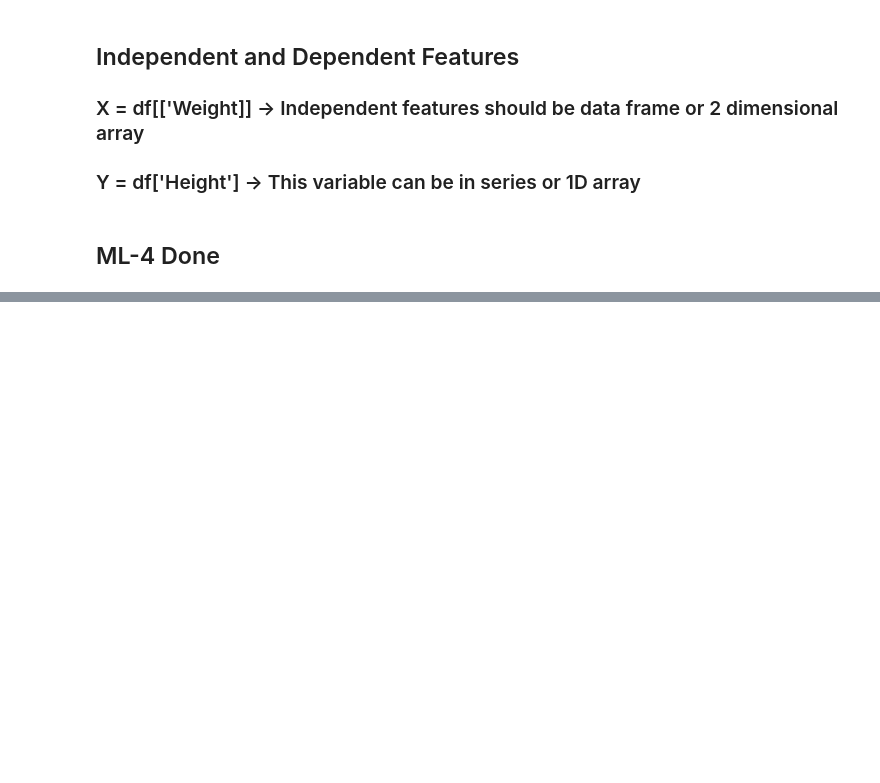
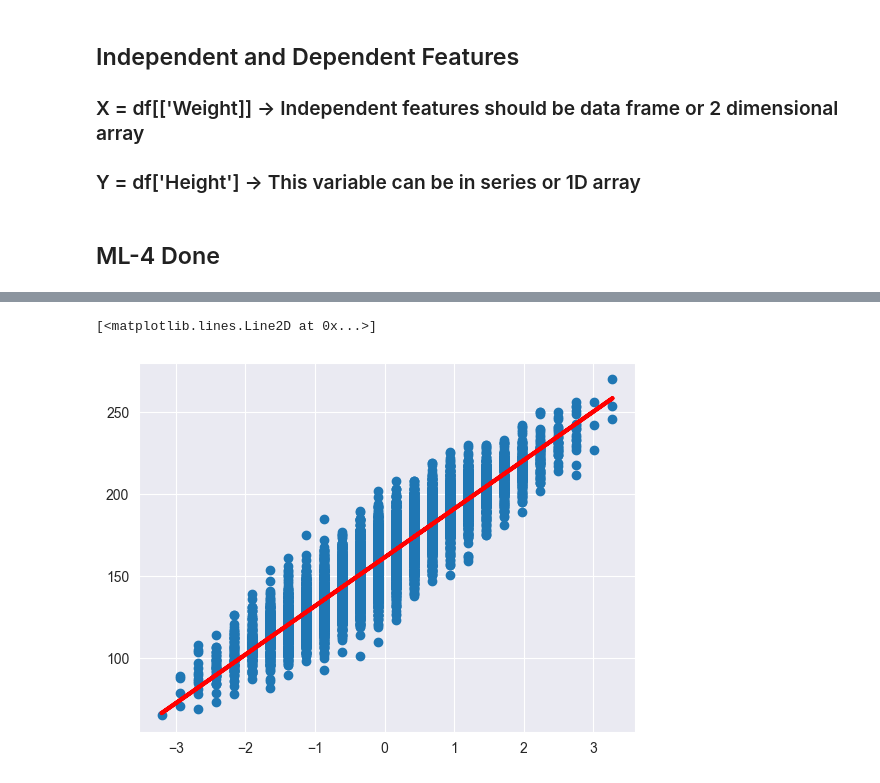
Before and after one commit to Salmanshahk/Machine_Learning, a Jupyter notebook: Machine Learning AK.ipynb, the cells around one changed output, grey strips where cells are left out. Cells and saved outputs as stored; diff of their text form; code cells hidden in the pictures; blank space fills up the shorter version.

```diff
--- a/Machine Learning AK.ipynb
+++ b/Machine Learning AK.ipynb
@@ -141,0 +148,9 @@ print(X.shape)
+# %%
+from sklearn.model_selection import train_test_split
+X_train,X_test,Y_train,Y_test = train_test_split(X,Y,test_size = 0.01,random_state = 42)
+# %%
+from sklearn.preprocessing import StandardScaler
+
+scaler = StandardScaler()
+X_train = scaler.fit_transform(X_train)
+X_train
@@ -141,0 +165,4 @@ print(X.shape)
+# %%
+regression = LinearRegression(n_jobs=-1)
+# %%
+regression.fit(X_train, Y_train)
@@ -141,0 +203,6 @@ print(X.shape)
+# %%
+plt.scatter(X_train, Y_train)
+plt.plot(X_train, regression.predict(X_train), color='red', linewidth=3)
+# %% [output]
+[<matplotlib.lines.Line2D at 0x...>]
+[figure, added]
```
Also changed, not shown: parts of 22 cells of this notebook.
